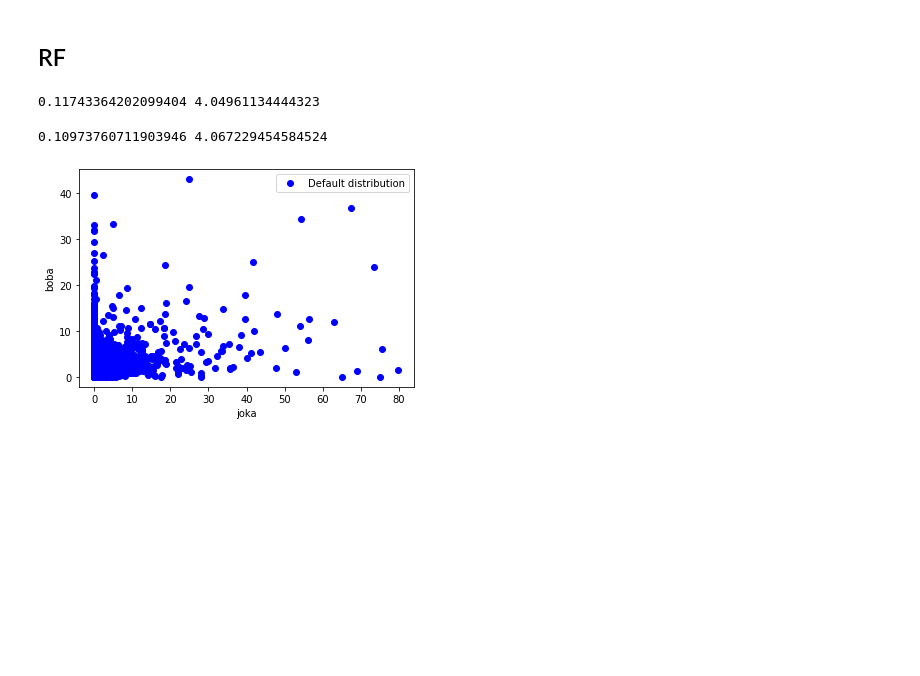
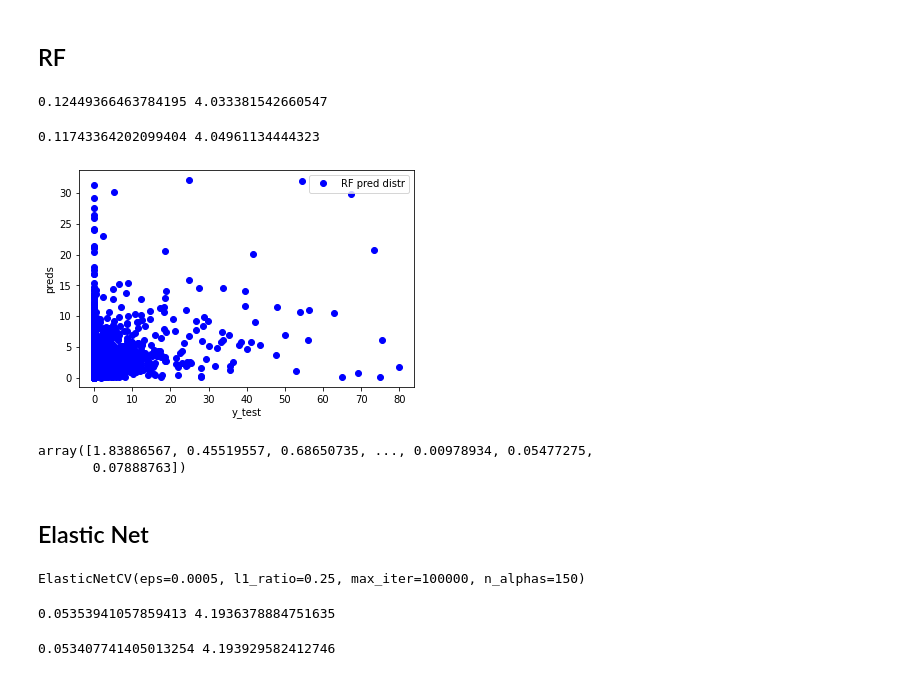
Before and after one commit to specialo0/AI4Sea, a Jupyter notebook: AI4Sea.ipynb, the cells around one changed output. Drawn from its saved outputs; the diff is of its cells as text; code cells hidden in the pictures; blank space fills up the shorter version.

```diff
--- a/AI4Sea.ipynb
+++ b/AI4Sea.ipynb
@@ -256,3 +261,5 @@ pd.Series(df_edit['course']).hist(bins=100, figsize=(8,5))
+# %%
+df_edit['course'] =  (df_edit['course'] - df_edit['course'].mean()) / df_edit['course'].std()
 # %%
 df_edit['course'] =  df_edit['course'] /  df_edit['course'].abs().max()
 # %% [markdown]
@@ -272,6 +279,8 @@ velocity.min(), velocity.max()
 (0.0, 1.0)
 # %% [markdown]
 Normalization apply:
+# %%
+df_edit['velocity'] =  (df_edit['velocity'] - df_edit['velocity'].mean()) / df_edit['velocity'].std()
 # %%
 df_edit['velocity'] = df_edit['velocity'] / df_edit['velocity'].abs().max()
 # %% [markdown]
@@ -510,15 +525,15 @@ Model:
 %%time
 
 model = keras.Sequential([keras.Input(shape=x_test.shape[1]),
-                          layers.Dense(7, activation=activations.tanh),
-                          layers.Dense(15, activation=activations.tanh),
-                          layers.Dense(15, activation=activations.tanh),
+                          layers.Dense(7, activation=activations.relu),
+                          layers.Dense(15, activation=activations.relu),
+                          layers.Dense(15, activation=activations.relu),
                           layers.Dense(15, activation=activations.relu),
                           layers.Dense(7, activation=activations.relu),
                           layers.Dense(5, activation=activations.relu),
-                          layers.Dense(1, activation=activations.sigmoid)])
+                          layers.Dense(1)])
 
-model.compile(loss='mae', optimizer='adamax', metrics=[tf.keras.metrics.RootMeanSquaredError()])
+model.compile(loss='mse', optimizer='adamax', metrics=[tf.keras.metrics.RootMeanSquaredError()])
 
 model.fit(x_train, y_train, epochs=100, validation_split=0.05, batch_size=512, verbose=1)
 # %% [output]
@@ -567,10 +583,17 @@ def RMSE_rf(pred, true):
     dev = (pred-true)**2
     return np.sqrt(dev.mean())
 # %%
-RF_Reg = RandomForestRegressor(n_estimators = 500) # random_state=seed
+RF_Reg = RandomForestRegressor(n_estimators = 500, criterion='squared_error', random_state=seed, min_samples_split=5) # random_state=seed
 RF_Reg.fit(x_train, y_train)
 
 preds_rf = RF_Reg.predict(x_test)
+# %%
+# RF_Reg = RandomForestRegressor(n_estimators = 500, criterion='squared_error', random_state=42, min_samples_split=5)
+RMSE_r = RMSE_ar(y_test, preds_rf)
+R2_RF = sklearn.metrics.r2_score(y_test, preds_rf)
+print(R2_RF, RMSE_r)
+# %% [output]
+0.12449366463784195 4.033381542660547
 # %%
 # n_estimators = 500
 RMSE_r = RMSE_rf(y_test, preds_rf)
@@ -578,19 +601,26 @@ R2_RF = sklearn.metrics.r2_score(y_test, preds_rf)
 print(R2_RF, RMSE_r)
 # %% [output]
 0.11743364202099404 4.04961134444323
-# %%
-# n_estimators = 200
-RMSE_r = RMSE_rf(y_test, preds_rf)
-R2_RF = sklearn.metrics.r2_score(y_test, preds_rf)
-print(R2_RF, RMSE_r)
-# %% [output]
-0.10973760711903946 4.067229454584524
 # %%
-plt.plot(y_test, preds_rf, 'o', c = 'b', label = 'Default distribution')
+plt.plot(y_test, preds_rf, 'o', c = 'b', label = 'RF pred distr')
 
-plt.ylabel('boba');
-plt.xlabel('joka');
+plt.ylabel('preds');
+plt.xlabel('y_test');
 
 plt.legend(loc = 'upper right');
 # %% [output]
-[figure, old version]
+[figure, new version]
+# %%
+preds_rf
+# %% [output]
+array([1.83886567, 0.45519557, 0.68650735, ..., 0.00978934, 0.05477275,
+       0.07888763])
+# %% [markdown]
+## Elastic Net
+# %%
+from sklearn.linear_model import ElasticNetCV
+
+ENet = ElasticNetCV(l1_ratio=0.35, eps=0.0005, n_alphas=150, max_iter=100000, cv=None, copy_X=True, verbose=0, random_state=seed)
+ENet.fit(x_train, y_train)
+# %% [output]
+ElasticNetCV(eps=0.0005, l1_ratio=0.25, max_iter=100000, n_alphas=150)
@@ -596,0 +629,12 @@ plt.legend(loc = 'upper right');
+# %%
+RMSE_ENet = RMSE_ar(y_test, preds_ENet)
+R2_ENet = sklearn.metrics.r2_score(y_test, preds_ENet)
+print(R2_ENet, RMSE_ENet)
+# %% [output]
+0.05353941057859413 4.1936378884751635
+# %%
+RMSE_ENet = RMSE_ar(y_test, preds_ENet)
+R2_ENet = sklearn.metrics.r2_score(y_test, preds_ENet)
+print(R2_ENet, RMSE_ENet)
+# %% [output]
+0.053407741405013254 4.193929582412746
```
Also changed, not shown: parts of 18 cells of this notebook.
